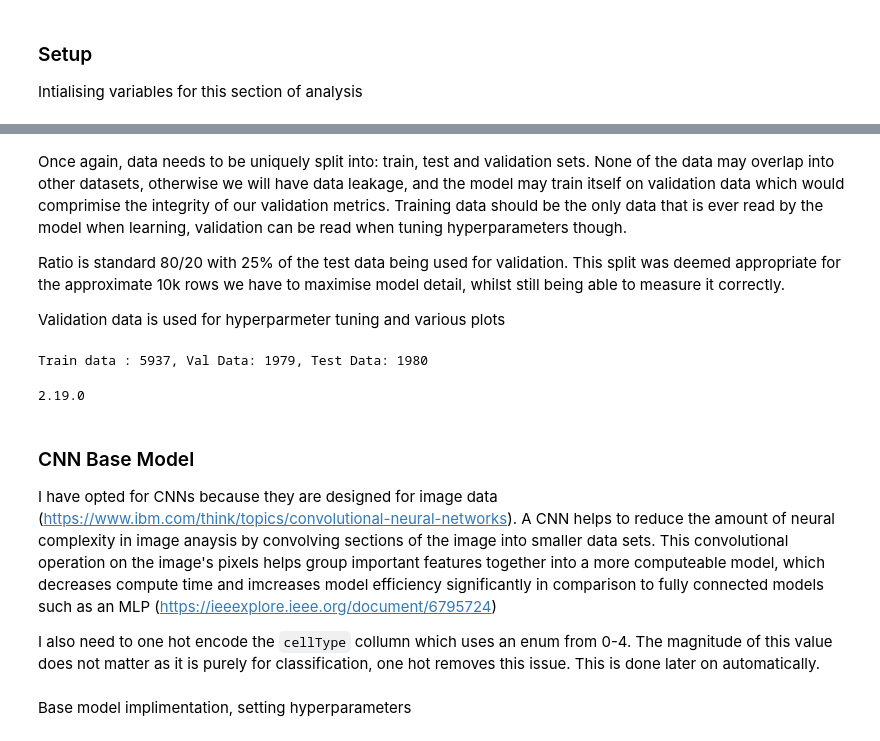
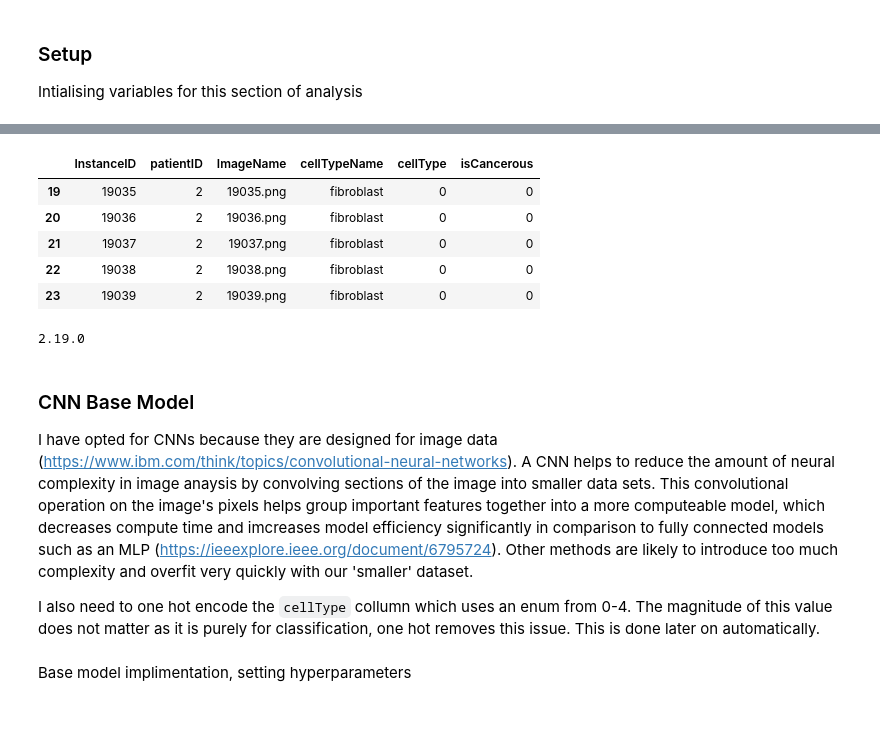
Before and after one commit to FM-RMIT/COSC2673-assignment-2, a Jupyter notebook: Untitled0.ipynb, the cells around one changed output, grey strips where cells are left out. Saved outputs shown, nothing was run; the diff lists cells and outputs as text; code cells hidden in the pictures.

```diff
--- a/Untitled0.ipynb
+++ b/Untitled0.ipynb
@@ -348,16 +364,16 @@ cellType_data.head()
-# %% [markdown]
-Once again, data needs to be uniquely split into: train, test and validation sets. None of the data may overlap into other datasets, otherwise we will have data leakage, and the model may train itself on validation data which would comprimise the integrity of our validation metrics. Training data should be the only data that is ever read by the model when learning, validation can be read when tuning hyperparameters though.
-
-Ratio is standard 80/20 with 25% of the test data being used for validation. This split was deemed appropriate for the approximate 10k rows we have to maximise model detail, whilst still being able to measure it correctly.
-
-Validation data is used for hyperparmeter tuning and various plots
-# %%
-train_data, test_data = train_test_split(cellType_data, test_size=0.2, random_state=42)
-train_data, val_data = train_test_split(train_data, test_size=0.25, random_state=42)
-
-print(f"Train data : {train_data.shape[0]}, Val Data: {val_data.shape[0]}, Test Data: {test_data.shape[0]}")
-# %% [output]
-Train data : 5937, Val Data: 1979, Test Data: 1980
+# %%
+train_data = train_df.copy()
+test_data = test_df.copy()
+val_data = val_df.copy()
+
+train_data.head()
+# %% [output]
+|  | InstanceID | patientID | ImageName | cellTypeName | cellType | isCancerous |
+| 19 | 19035 | 2 | 19035.png | fibroblast | 0 | 0 |
+| 20 | 19036 | 2 | 19036.png | fibroblast | 0 | 0 |
+| 21 | 19037 | 2 | 19037.png | fibroblast | 0 | 0 |
+| 22 | 19038 | 2 | 19038.png | fibroblast | 0 | 0 |
+| 23 | 19039 | 2 | 19039.png | fibroblast | 0 | 0 |
 # %%
 INPUT_DIM = (32,32,3) # 32 by 32 image with 3 colours (RGB)
 HIDDEN_LAYER_DIM = 2**8 # Hyper parameter
@@ -374,7 +390,7 @@ assert(tf.__version__.startswith('2.'))
 
 ### CNN Base Model
 
-I have opted for CNNs because they are designed for image data (https://www.ibm.com/think/topics/convolutional-neural-networks). A CNN helps to reduce the amount of neural complexity in image anaysis by convolving sections of the image into smaller data sets. This convolutional operation on the image's pixels helps group important features together into a more computeable model, which decreases compute time and imcreases model efficiency significantly in comparison to fully connected models such as an MLP (https://ieeexplore.ieee.org/document/6795724)
+I have opted for CNNs because they are designed for image data (https://www.ibm.com/think/topics/convolutional-neural-networks). A CNN helps to reduce the amount of neural complexity in image anaysis by convolving sections of the image into smaller data sets. This convolutional operation on the image's pixels helps group important features together into a more computeable model, which decreases compute time and imcreases model efficiency significantly in comparison to fully connected models such as an MLP (https://ieeexplore.ieee.org/document/6795724). Other methods are likely to introduce too much complexity and overfit very quickly with our 'smaller' dataset.
 
 I also need to one hot encode the `cellType` collumn which uses an enum from 0-4. The magnitude of this value does not matter as it is purely for classification, one hot removes this issue. This is done later on automatically.
 # %% [markdown]
```
Also changed, not shown: parts of 12 cells of this notebook.
